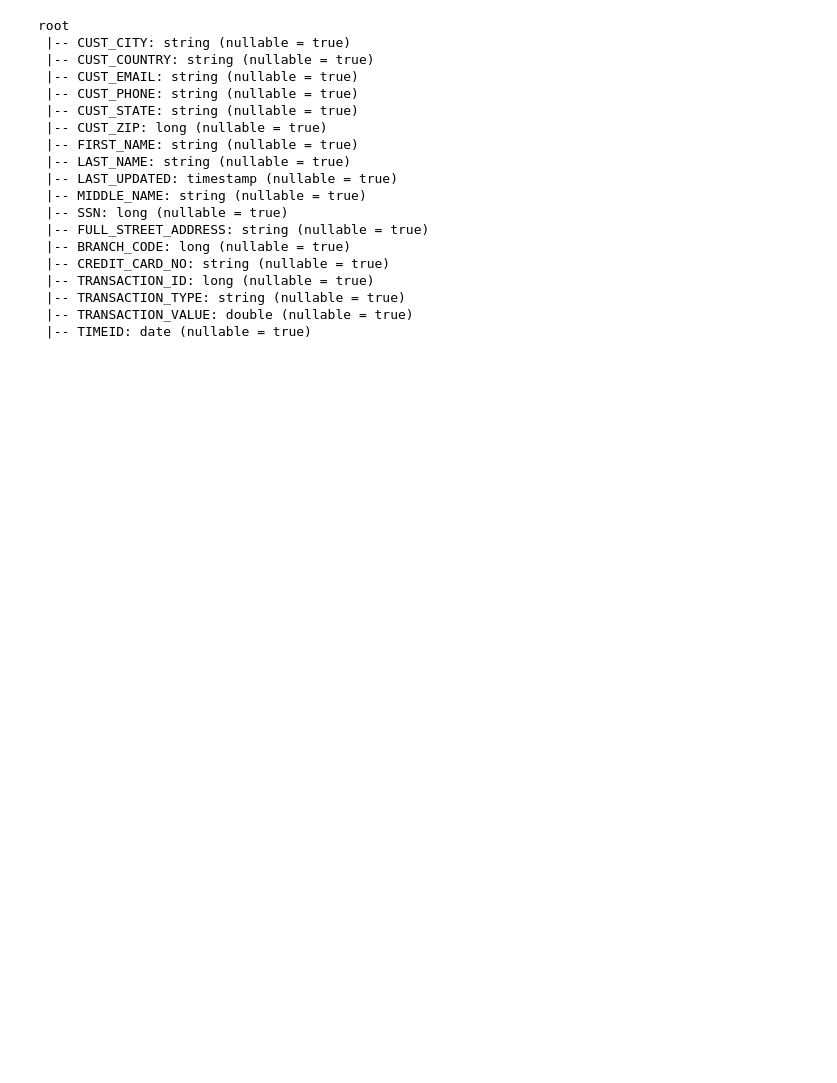
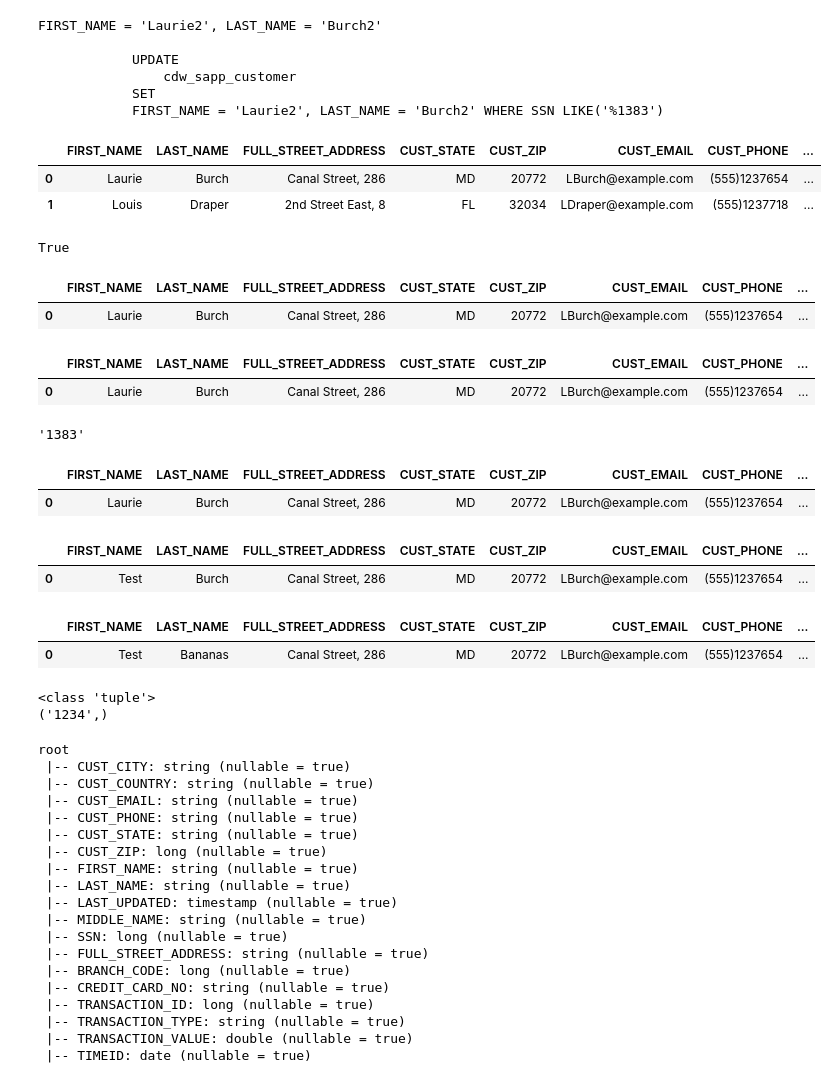
Before and after one commit to The-Captain-William/Per-Scholas-Capstone, a Jupyter notebook: testing/db_testing.ipynb, the cells around one changed output. Saved outputs shown, nothing was run; the diff lists cells and outputs as text; code cells hidden in the pictures; blank space fills up the shorter version.

```diff
--- a/testing/db_testing.ipynb
+++ b/testing/db_testing.ipynb
@@ -52,0 +194,2 @@ sql_customer_df = session.read.jdbc(
+# %%
+columns = ['FIRST_NAME', 'LAST_NAME', 'FULL_STREET_ADDRESS', 'CUST_STATE', 'CUST_ZIP', 'CUST_EMAIL', 'CUST_PHONE', 'CREDIT_CARD_NO', 'SSN']
@@ -52,0 +257,11 @@ sql_customer_df = session.read.jdbc(
+# %%
+from capstone_functions import query_concat
+test_container = {"FIRST_NAME":"Laurie2", "LAST_NAME":"Burch2"}
+results = query_concat(test_container, 1383)
+# %% [output]
+FIRST_NAME = 'Laurie2', LAST_NAME = 'Burch2'
+
+            UPDATE
+                cdw_sapp_customer
+            SET
+            FIRST_NAME = 'Laurie2', LAST_NAME = 'Burch2' WHERE SSN LIKE('%1383')
@@ -52,0 +274,8 @@ sql_customer_df = session.read.jdbc(
+# %%
+sql_customer_pd = sql_customer_df.pandas_api()
+# %%
+sql_customer_pd[columns[:-1]].head(2)
+# %% [output]
+|  | FIRST_NAME | LAST_NAME | FULL_STREET_ADDRESS | CUST_STATE | CUST_ZIP | CUST_EMAIL | CUST_PHONE | ... |
+| 0 | Laurie | Burch | Canal Street, 286 | MD | 20772 | LBurch@example.com | (555)1237654 | ... |
+| 1 | Louis | Draper | 2nd Street East, 8 | FL | 32034 | LDraper@example.com | (555)1237718 | ... |
@@ -52,0 +287,4 @@ sql_customer_df = session.read.jdbc(
+# %%
+print("aa".isalnum())
+# %% [output]
+True
@@ -52,0 +295,6 @@ sql_customer_df = session.read.jdbc(
+# %%
+refined_ps_df = customer_pd[(customer_pd['FIRST_NAME'] == 'Laurie') & (customer_pd['LAST_NAME'] == 'Burch')]
+refined_ps_df
+# %% [output]
+|  | FIRST_NAME | LAST_NAME | FULL_STREET_ADDRESS | CUST_STATE | CUST_ZIP | CUST_EMAIL | CUST_PHONE | ... |
+| 0 | Laurie | Burch | Canal Street, 286 | MD | 20772 | LBurch@example.com | (555)1237654 | ... |
@@ -53,9 +303,44 @@ sql_customer_df = session.read.jdbc(
+# %%
+refined_ps_df = customer_pd[(customer_pd['FIRST_NAME'] == 'Laurie') & (customer_pd['LAST_NAME'] == 'Burch')]
+# %% [output]
+|  | FIRST_NAME | LAST_NAME | FULL_STREET_ADDRESS | CUST_STATE | CUST_ZIP | CUST_EMAIL | CUST_PHONE | ... |
+| 0 | Laurie | Burch | Canal Street, 286 | MD | 20772 | LBurch@example.com | (555)1237654 | ... |
+# %%
+re1 = re.search(pattern='1383', string=str(refined_ps_df['SSN'][0]))
+re1[0]
+# %% [output]
+'1383'
+# %%
+refined_ps_df = customer_pd[customer_pd['SSN'] == '123451383']
+refined_ps_df
+# %% [output]
+|  | FIRST_NAME | LAST_NAME | FULL_STREET_ADDRESS | CUST_STATE | CUST_ZIP | CUST_EMAIL | CUST_PHONE | ... |
+| 0 | Laurie | Burch | Canal Street, 286 | MD | 20772 | LBurch@example.com | (555)1237654 | ... |
+# %%
+refined_ps_df['FIRST_NAME'] = 'Test'
+refined_ps_df
+# %% [output]
+|  | FIRST_NAME | LAST_NAME | FULL_STREET_ADDRESS | CUST_STATE | CUST_ZIP | CUST_EMAIL | CUST_PHONE | ... |
+| 0 | Test | Burch | Canal Street, 286 | MD | 20772 | LBurch@example.com | (555)1237654 | ... |
+# %%
+refined_ps_df['LAST_NAME'] = 'Bananas'
+refined_ps_df
+# %% [output]
+|  | FIRST_NAME | LAST_NAME | FULL_STREET_ADDRESS | CUST_STATE | CUST_ZIP | CUST_EMAIL | CUST_PHONE | ... |
+| 0 | Test | Bananas | Canal Street, 286 | MD | 20772 | LBurch@example.com | (555)1237654 | ... |
 # %%
 sql_credit_customer_df = sql_customer_df.join(sql_credit_df, sql_customer_df.SSN == sql_credit_df.CUST_SSN)
 # %%
 sql_credit_customer_df = sql_credit_customer_df.drop('CUST_SSN')
 # %%
 sql_credit_customer_df = sql_credit_customer_df.drop(sql_customer_df.CREDIT_CARD_NO)
+# %%
+str = '1234'
+print(f"{type((str, ) )}")
+print(f"{(str, )}")
+# %% [output]
+<class 'tuple'>
+('1234',)
 # %%
 sql_credit_customer_df.printSchema()
 # %% [output]
```
Also changed, not shown: parts of 43 cells of this notebook, 3 other files.
